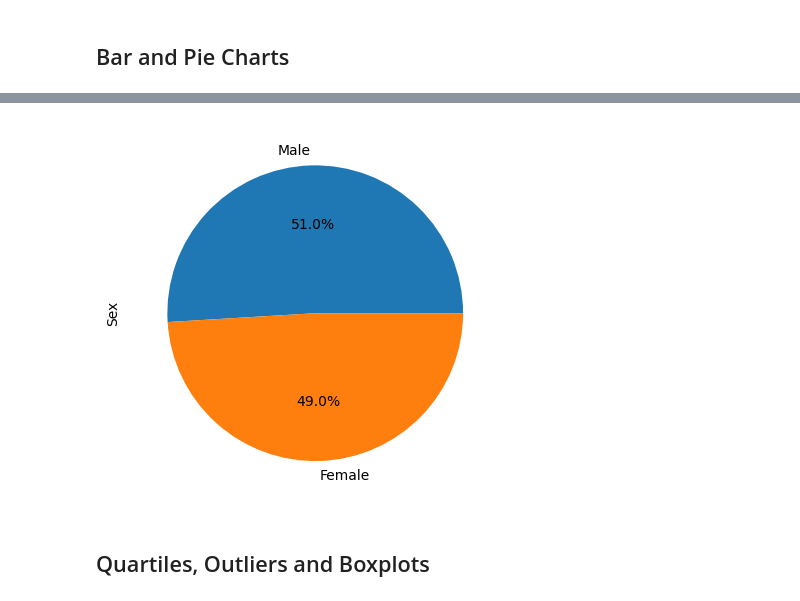
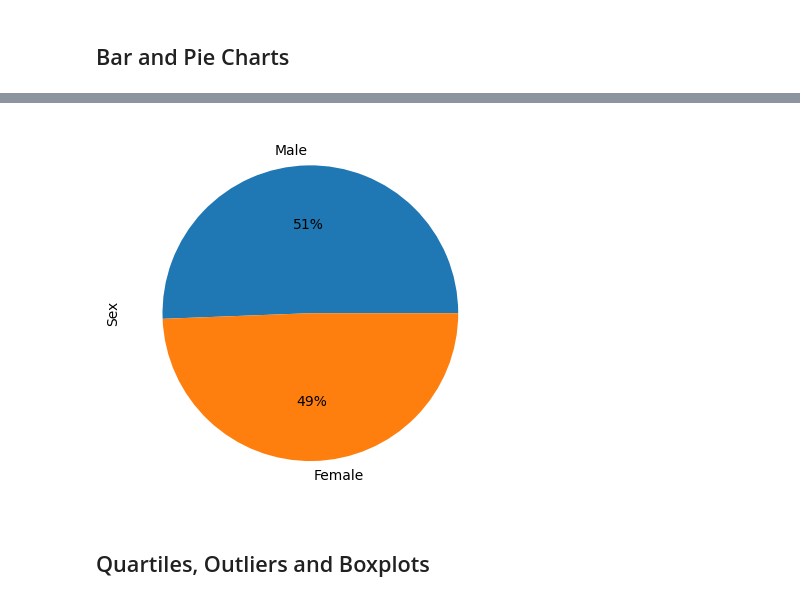
Before and after one commit to jvwastaken/plotting-challenge, a Jupyter notebook: Starter_Code/Pymaceuticals/pymaceuticals_starter.ipynb, the cells around one changed output, grey strips where cells are left out. Saved outputs shown, nothing was run; the diff lists cells and outputs as text; code cells hidden in the pictures.

```diff
--- a/Starter_Code/Pymaceuticals/pymaceuticals_starter.ipynb
+++ b/Starter_Code/Pymaceuticals/pymaceuticals_starter.ipynb
@@ -184,7 +198,12 @@ adv_summary
 # %%
 # Generate a pie plot showing the distribution of female versus male mice using pyplot
+labels = ["Male", "Female"]
+values = merge_df["Sex"].value_counts().tolist()
+
+plt.ylabel("Sex")
+plt.pie(values, labels=labels, autopct="%1.0f%%");
 # %% [output]
-[figure, old version]
+[figure, new version]
 # %% [markdown]
 ## Quartiles, Outliers and Boxplots
 # %%
```
Also changed, not shown: parts of 3 cells of this notebook.
